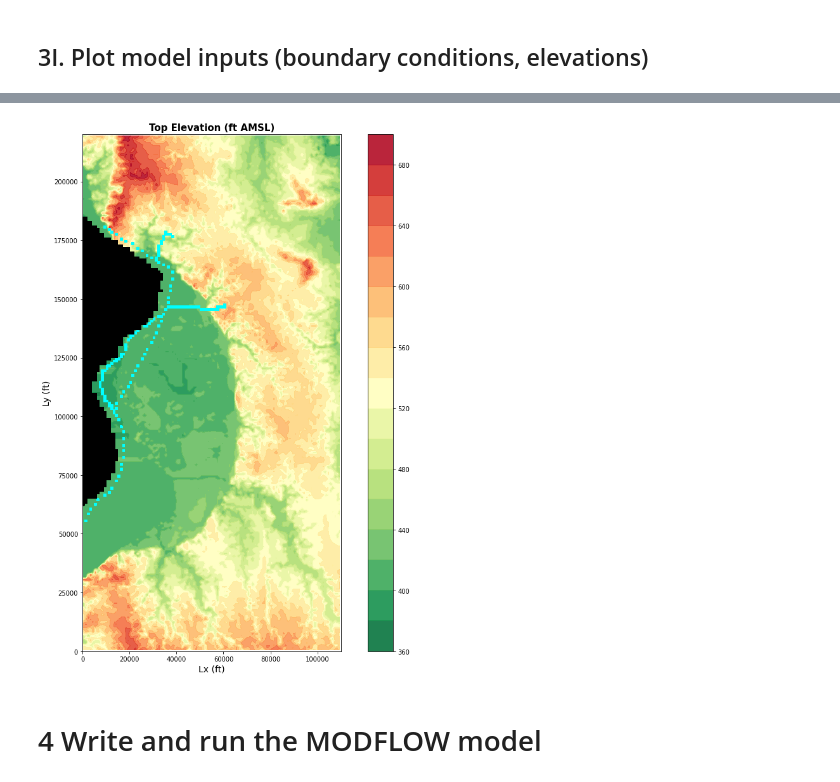
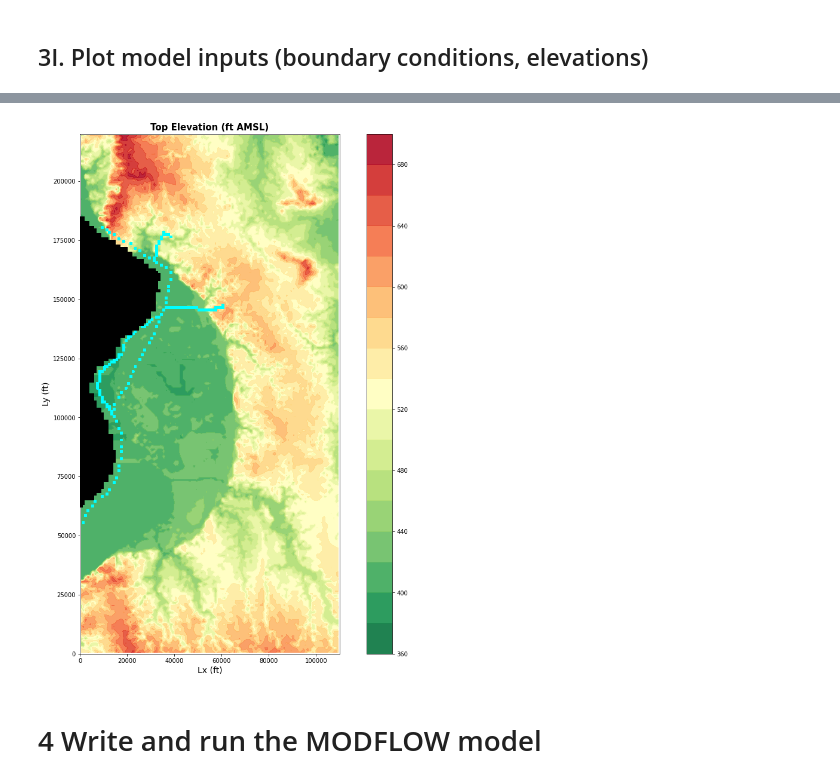
Before and after one commit to Firas-95/GEO572-Project-E.St.Louis, a Jupyter notebook: ESL_model_v2.21.ipynb, the cells around one changed output, grey strips where cells are left out. Drawn from its saved outputs; the diff is of its cells as text; code cells hidden in the pictures.

```diff
--- a/ESL_model_v2.21.ipynb
+++ b/ESL_model_v2.21.ipynb
@@ -679,25 +663,25 @@ plt.show()
 # %%
 """Plot top elevation"""
-plt.figure(figsize=(15, 15))  #create 15 x 15 figure
+plt.figure(figsize=(16, 16))  #create 16 x 16 figure
 modelmap = flopy.plot.map.PlotMapView(
     model=m, layer=0)  #use plotmapview to attach plot to model
 # Create meshgrid for the model, they will be used in the top elevation map.
 # x and y are located on the centeroid of each grid
 x = xc - np.min(xc) + dx / 2
 y = yc - np.min(yc) + dy / 2
 X, Y = np.meshgrid(x, y)
 plt.colorbar(plt.contourf(X, Y, topgrid, 16, alpha=0.9,
                           cmap=plt.cm.RdYlGn_r))  # Plot the top elevation
 
 rvr = modelmap.plot_bc(ftype='RIV', color='aqua')
 ib = modelmap.plot_ibound()
 #display parameters
 plt.xlabel('Lx (ft)', fontsize=14)
 plt.ylabel('Ly (ft)', fontsize=14)
 plt.title('Top Elevation (ft AMSL)', fontsize=15, fontweight='bold')
 plt.show()
 # %% [output]
-[figure, old version]
+[figure, new version]
 # %%
 """Plot the transect we are concerned about in milestone 1."""
 def plot_transect(rowcolflag=0, value=0):
```
Also changed, not shown: parts of 10 cells of this notebook.
